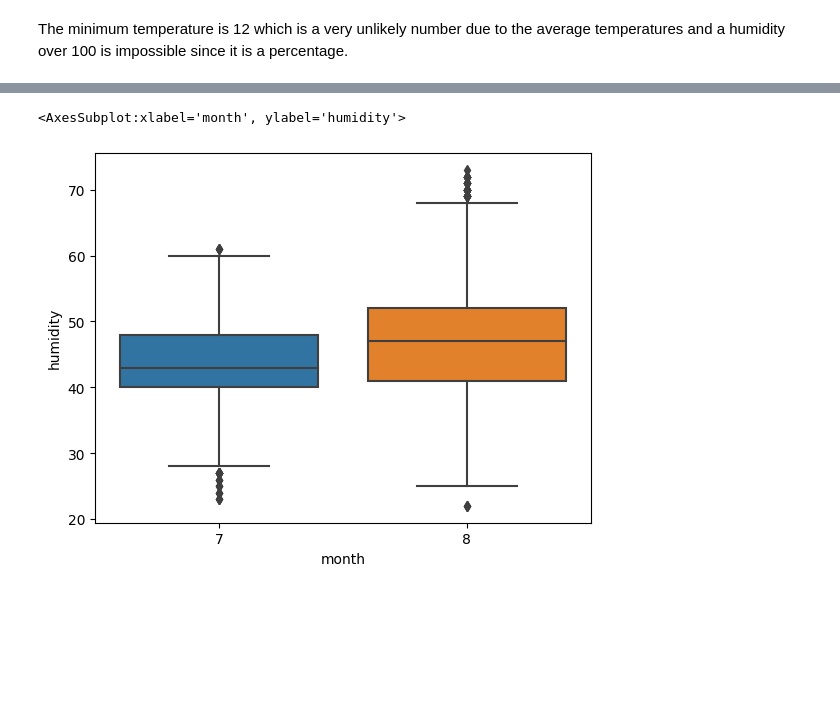
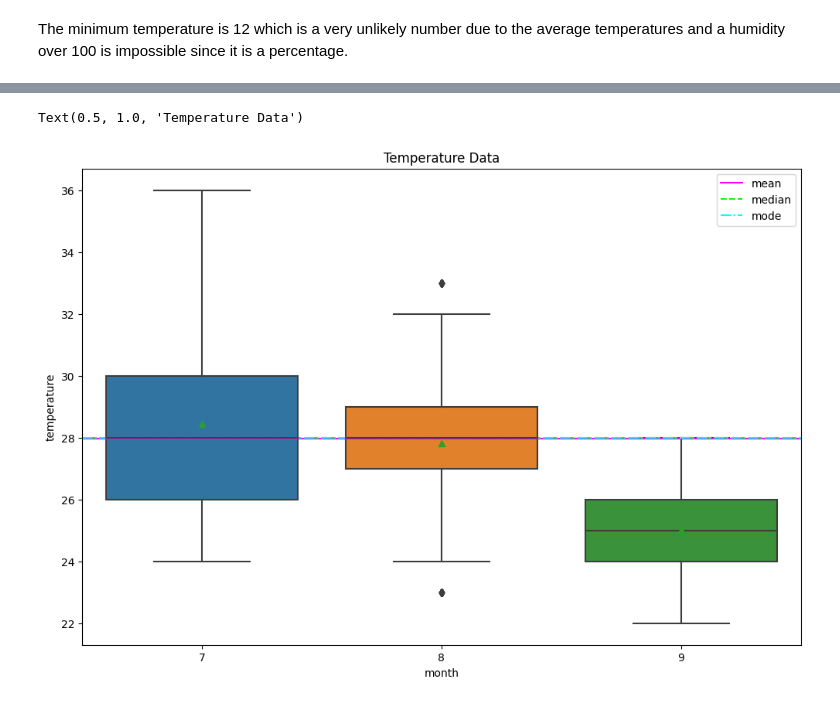
Before and after one commit to stephenjera/Kaggle-Projects, a Jupyter notebook: Temperature_Humidity_Dataset/temperature_data.ipynb, the cells around one changed output, grey strips where cells are left out. Cells and saved outputs as stored; diff of their text form; code cells hidden in the pictures; blank space fills up the shorter version.

```diff
--- a/Temperature_Humidity_Dataset/temperature_data.ipynb
+++ b/Temperature_Humidity_Dataset/temperature_data.ipynb
@@ -107,0 +128,4 @@ dtype: int64
+# %%
+# Get mean of temperature
+temp_mean = df_temperature_data['temperature'].mean()
+temp_mean
@@ -107,0 +134,4 @@ dtype: int64
+# %%
+# Get median of temperature
+temp_med = df_temperature_data['temperature'].median()
+temp_med
@@ -107,0 +140,4 @@ dtype: int64
+# %%
+# Get the mode of temperature
+temp_mode = df_temperature_data['temperature'].mode()
+temp_mode
@@ -135,5 +214,13 @@ sns.boxplot(x=df_temperature_data['month'], y=df_temperature_data['temperature']
-# %%
-sns.boxplot(x=df_temperature_data['month'], y=df_temperature_data['humidity'], data=df_temperature_data)
-# %% [output]
-<AxesSubplot:xlabel='month', ylabel='humidity'>
-[figure, removed]
+# %%
+# Plot box plots for temperature over the months
+plt.figure(figsize=(12, 8))
+sns.boxplot(data=df_temperature_data, x='month', y='temperature', showmeans=True)
+plt.axhline(y=temp_mean, color='magenta', linestyle='solid', label='mean')
+plt.axhline(y=temp_med, color='lime', linestyle='dashed', label='median')
+plt.axhline(y=int(temp_mode), color='cyan', linestyle='dashdot', label='mode')
+plt.legend()
+
+plt.title('Temperature Data')
+# %% [output]
+Text(0.5, 1.0, 'Temperature Data')
+[figure, added]
```
Also changed, not shown: parts of 24 cells of this notebook.
